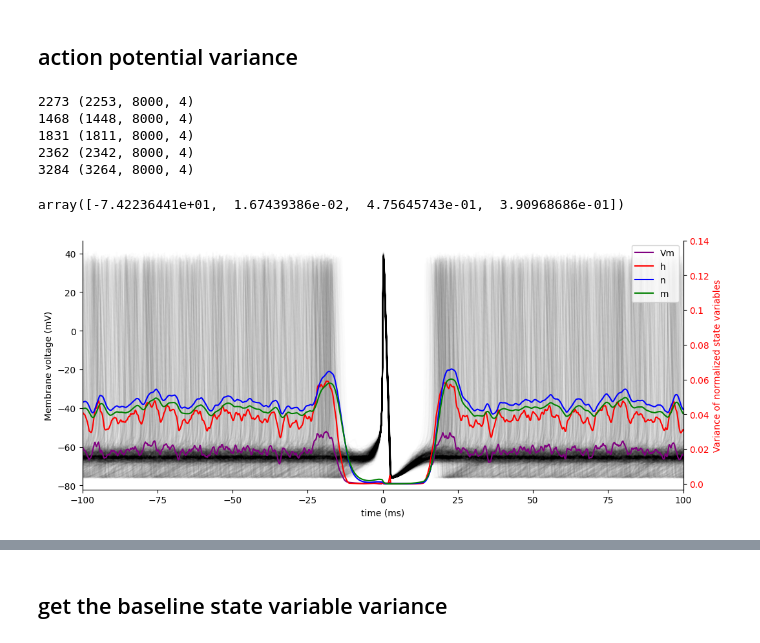
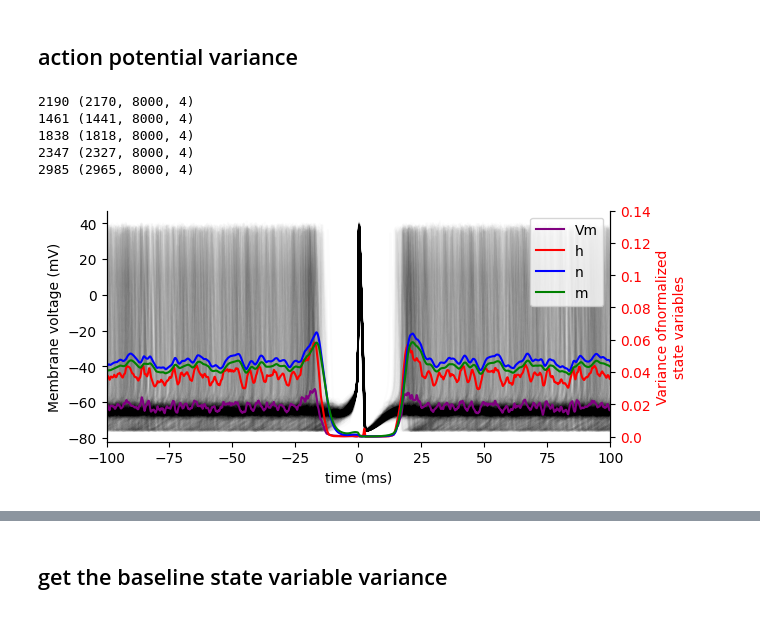
Before and after one commit to ec753/event_based_neuron, a Jupyter notebook: spike_centered.ipynb, the cells around one changed output, grey strips where cells are left out. Saved outputs shown, nothing was run; the diff lists cells and outputs as text; code cells hidden in the pictures.

```diff
--- a/spike_centered.ipynb
+++ b/spike_centered.ipynb
@@ -196,12 +128,9 @@ burst_hh.run_simulation(sim_duration)
 # %%
-sim_names = ['base','low weight','long tau', 'half weight\nlong tau','burst']
-sims = [base_hh, hw_hh, lt_hh, hwlt_hh, burst_hh]
-
-df_base = np.array([base_hh._v, base_hh._m, base_hh._n, base_hh._h]).T
-df_hw = np.array([hw_hh._v, hw_hh._m, hw_hh._n, hw_hh._h]).T
-df_lt = np.array([lt_hh._v, lt_hh._m, lt_hh._n, lt_hh._h]).T
-df_hwlt = np.array([hwlt_hh._v, hwlt_hh._m, hwlt_hh._n, hwlt_hh._h]).T
-df_burst = np.array([burst_hh._v, burst_hh._m, burst_hh._n, burst_hh._h]).T
+df_base = np.array([sims['base']._v, sims['base']._m, sims['base']._n, sims['base']._h]).T
+df_hw = np.array([sims['lw']._v, sims['lw']._m, sims['lw']._n, sims['lw']._h]).T
+df_lt = np.array([sims['lt']._v, sims['lt']._m, sims['lt']._n, sims['lt']._h]).T
+df_hwlt = np.array([sims['lwlt']._v, sims['lwlt']._m, sims['lwlt']._n, sims['lwlt']._h]).T
+df_burst = np.array([sims['burst']._v, sims['burst']._m, sims['burst']._n, sims['burst']._h]).T
 # %% [markdown]
 ## action potential variance
 # %%
@@ -213,23 +142,23 @@ def get_spike_windows(df, spikes, prespike_window=100, postspike_window=100):
         spike_windows.append((df[start:stop, :]))
     spike_windows = np.stack(spike_windows)
     return spike_windows
-spike_windows = get_spike_windows(df_base, np.array(base_hh.spike_times))
-spike_windows_hw = get_spike_windows(df_hw, np.array(hw_hh.spike_times))
-spike_windows_lt = get_spike_windows(df_lt, np.array(lt_hh.spike_times))
-spike_windows_hwlt = get_spike_windows(df_hwlt, np.array(hwlt_hh.spike_times))
-spike_windows_burst = get_spike_windows(df_burst, np.array(burst_hh.spike_times))
+spike_windows = get_spike_windows(df_base, np.array(sims['base'].spike_times))
+spike_windows_hw = get_spike_windows(df_hw, np.array(sims['lw'].spike_times))
+spike_windows_lt = get_spike_windows(df_lt, np.array(sims['lt'].spike_times))
+spike_windows_hwlt = get_spike_windows(df_hwlt, np.array(sims['lwlt'].spike_times))
+spike_windows_burst = get_spike_windows(df_burst, np.array(sims['burst'].spike_times))
 
-print(len(base_hh.spike_times), spike_windows.shape)
-print(len(hw_hh.spike_times), spike_windows_hw.shape)
-print(len(lt_hh.spike_times), spike_windows_lt.shape)
-print(len(hwlt_hh.spike_times), spike_windows_hwlt.shape)
-print(len(burst_hh.spike_times), spike_windows_burst.shape)
+print(len(sims['base'].spike_times), spike_windows.shape)
+print(len(sims['lw'].spike_times), spike_windows_hw.shape)
+print(len(sims['lt'].spike_times), spike_windows_lt.shape)
+print(len(sims['lwlt'].spike_times), spike_windows_hwlt.shape)
+print(len(sims['burst'].spike_times), spike_windows_burst.shape)
 # %% [output]
-2273 (2253, 8000, 4)
-1468 (1448, 8000, 4)
-1831 (1811, 8000, 4)
-2362 (2342, 8000, 4)
-3284 (3264, 8000, 4)
+2190 (2170, 8000, 4)
+1461 (1441, 8000, 4)
+1838 (1818, 8000, 4)
+2347 (2327, 8000, 4)
+2985 (2965, 8000, 4)
 # %%
 # normalize
 def normalize_vec(vec, axis=1):
@@ -268,13 +197,9 @@ v_vars_hw, h_vars_hw, n_vars_hw, m_vars_hw = state_variable_vars(spike_windows_n
 v_vars_lt, h_vars_lt, n_vars_lt, m_vars_lt = state_variable_vars(spike_windows_norm_lt)
 v_vars_hwlt, h_vars_hwlt, n_vars_hwlt, m_vars_hwlt = state_variable_vars(spike_windows_norm_hwlt)
 v_vars_burst, h_vars_burst, n_vars_burst, m_vars_burst = state_variable_vars(spike_windows_norm_burst)
-# %%
-spike_windows[0][0]
-# %% [output]
-array([-7.42236441e+01,  1.67439386e-02,  4.75645743e-01,  3.90968686e-01])
 # %%
-def spike_center_plot(spike_windows, v_vars, h_vars, n_vars, m_vars, prespike_window=100, postspike_window=100):
-    fig, ax = plt.subplots(figsize=(12,5))
+def spike_center_plot(spike_windows, v_vars, h_vars, n_vars, m_vars, prespike_window=100, postspike_window=100, savefile=None):
+    fig, ax = plt.subplots(figsize=(6.5,3))
 
     _t = np.arange(0, prespike_window+postspike_window, 1/40)
 
@@ -290,7 +215,7 @@ def spike_center_plot(spike_windows, v_vars, h_vars, n_vars, m_vars, prespike_wi
     ax2.plot(_t-prespike_window, m_vars, c='green')
 
     ax.set_ylabel('Membrane voltage (mV)')
-    ax2.set_ylabel('Variance of normalized state variables', color='red')
+    ax2.set_ylabel('Variance ofnormalized\nstate variables', color='red')
     ax2_yticks=np.arange(0,16,2)/100
     ax2.set_yticks(ax2_yticks)
     ax2.set_yticklabels(ax2_yticks, color='red')
@@ -302,11 +227,14 @@ def spike_center_plot(spike_windows, v_vars, h_vars, n_vars, m_vars, prespike_wi
     ax.spines['top'].set_visible(False)
     ax2.spines['top'].set_visible(False)
 
+    if savefile:
+        plt.savefig(savefile, format='svg')
+
     plt.show()
 # %%
-spike_center_plot(spike_windows, v_vars=v_vars, h_vars=h_vars, n_vars=n_vars, m_vars=m_vars)
+spike_center_plot(spike_windows, v_vars=v_vars, h_vars=h_vars, n_vars=n_vars, m_vars=m_vars, savefile=f'{figures_dir}spike_centered_base.svg')
 # %% [output]
-[figure, old version]
+[figure, new version]
 # %%
 spike_center_plot(spike_windows_hw, v_vars_hw, h_vars_hw, n_vars_hw, m_vars_hw)
 # %% [output]
```
Also changed, not shown: parts of 10 cells of this notebook, 31 other files.
